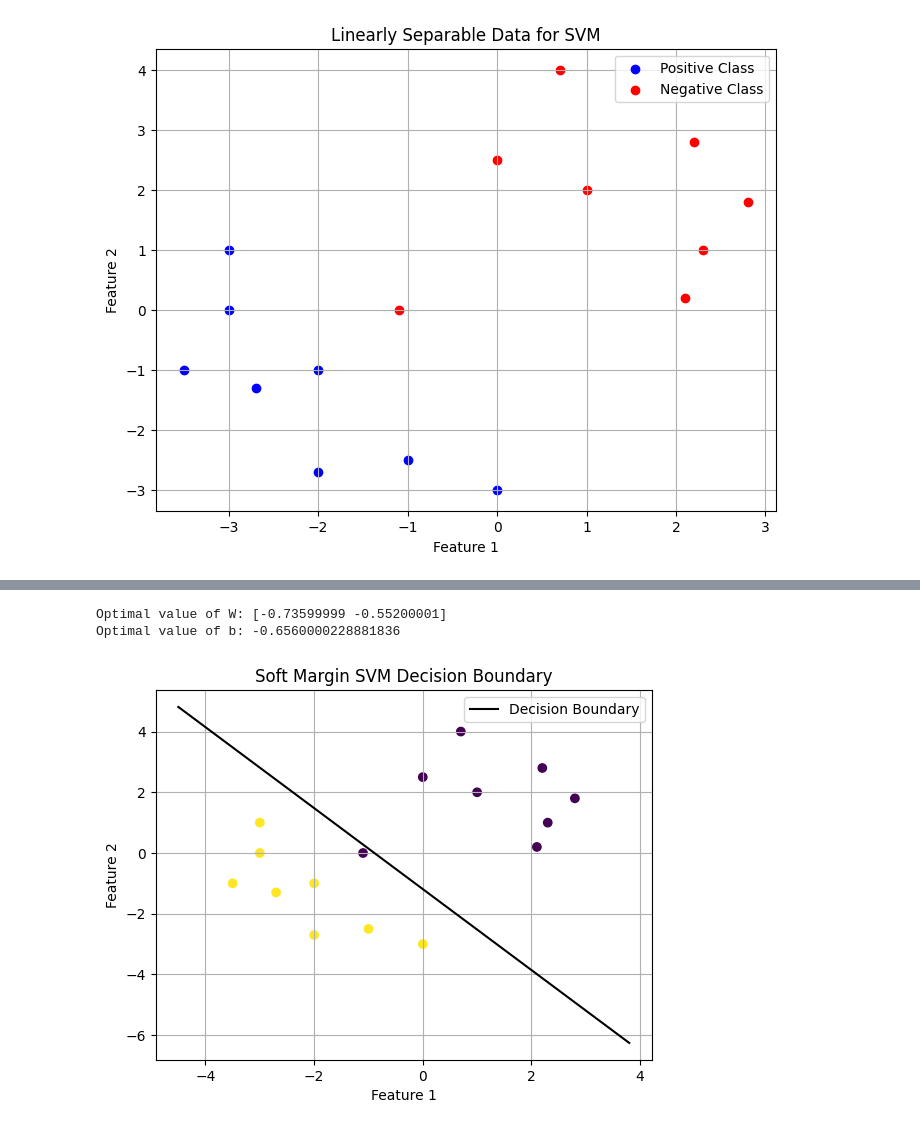
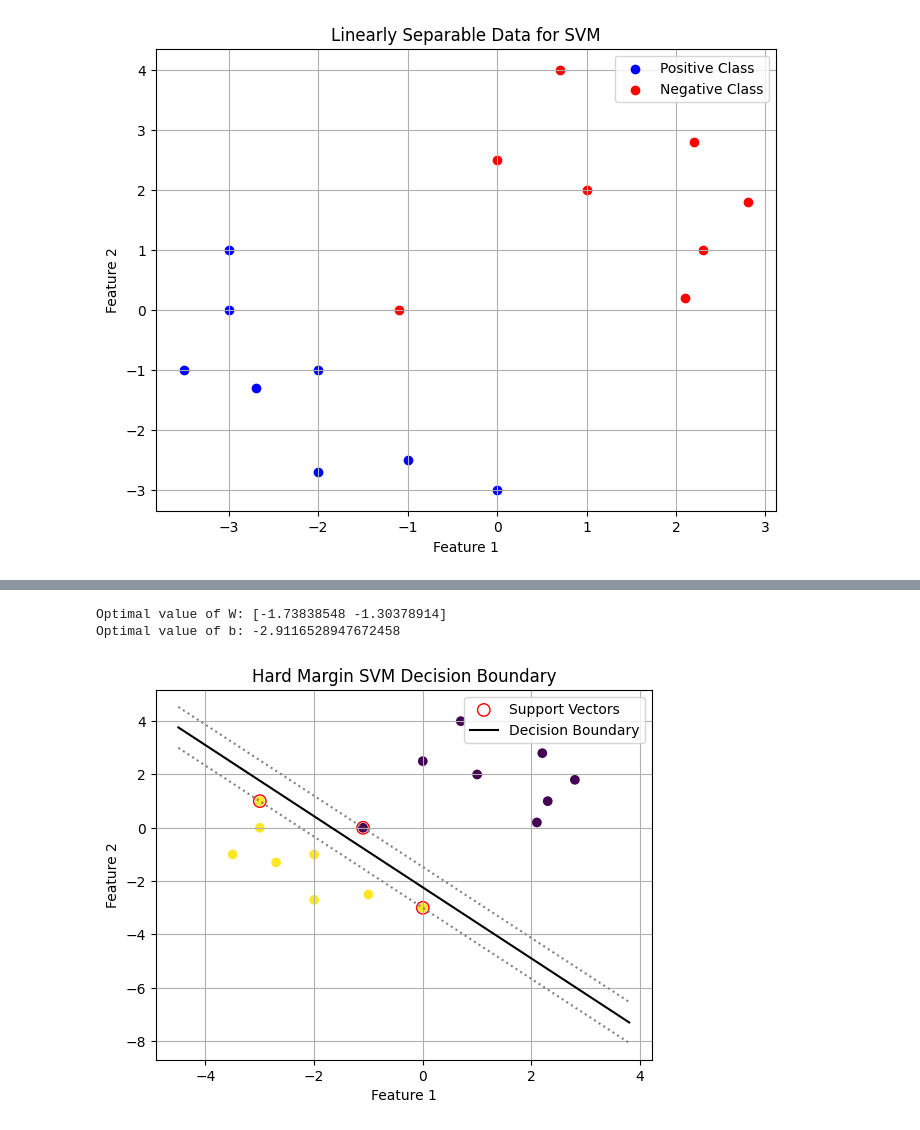
Before and after one commit to RandomCloneTrooper/ML, a Jupyter notebook: 06_ML_SVM.ipynb, the cells around one changed output, grey strips where cells are left out. Cells and saved outputs as stored; diff of their text form; code cells hidden in the pictures.

```diff
--- a/06_ML_SVM.ipynb
+++ b/06_ML_SVM.ipynb
@@ -552,6 +552,13 @@ for C in C_list:
   x_vals = np.array([np.min(X[:, 0]) - 1, np.max(X[:, 0]) + 1])
   y_vals = slope * x_vals + intercept
 
+  margin = 1 / W_optimal[1]
+  y_down = y_vals - margin
+  y_up = y_vals + margin
+  plt.plot(x_vals, y_down, linestyle='dotted', color='grey')
+  plt.plot(x_vals, y_up, linestyle='dotted', color='grey')
+  plt.scatter(clf.support_vectors_[:, 0], clf.support_vectors_[:, 1], s=80, facecolors='none', edgecolors='r', label='Support Vectors')
+
   plt.plot(x_vals, y_vals, label='Decision Boundary', color='black')
   plt.xlabel('Feature 1')
   plt.ylabel('Feature 2')
@@ -578,26 +585,33 @@ Optimal value of b: -2.9116528947672458
 # %%
-clf = SVC(kernel="linear")
+clf = SVC(C = 1e10, kernel="linear")
 clf.fit(X, y)
 W_optimal = clf.coef_[0]
 b_optimal = clf.intercept_[0]
 print("Optimal value of W:", W_optimal)
 print("Optimal value of b:", b_optimal)
 
 slope = -W_optimal[0] / W_optimal[1]
 intercept = -b_optimal / W_optimal[1]
 
 plt.scatter(X[:, 0], X[:, 1], c=y)
 x_vals = np.array([np.min(X[:, 0]) - 1, np.max(X[:, 0]) + 1])
 y_vals = slope * x_vals + intercept
 
+margin = 1 / W_optimal[1]
+y_down = y_vals - margin
+y_up = y_vals + margin
+plt.plot(x_vals, y_down, linestyle='dotted', color='grey')
+plt.plot(x_vals, y_up, linestyle='dotted', color='grey')
+plt.scatter(clf.support_vectors_[:, 0], clf.support_vectors_[:, 1], s=80, facecolors='none', edgecolors='r', label='Support Vectors')
+
 plt.plot(x_vals, y_vals, label='Decision Boundary', color='black')
 plt.xlabel('Feature 1')
 plt.ylabel('Feature 2')
 plt.legend()
 plt.title('Hard Margin SVM Decision Boundary')
 plt.grid()
 plt.show()
 # %% [output]
-Optimal value of W: [-0.73599999 -0.55200001]
-Optimal value of b: -0.6560000228881836
+Optimal value of W: [-1.73838548 -1.30378914]
+Optimal value of b: -2.9116528947672458
-[figure, old version]
+[figure, new version]
```
Also changed, not shown: parts of 1 cell of this notebook.
